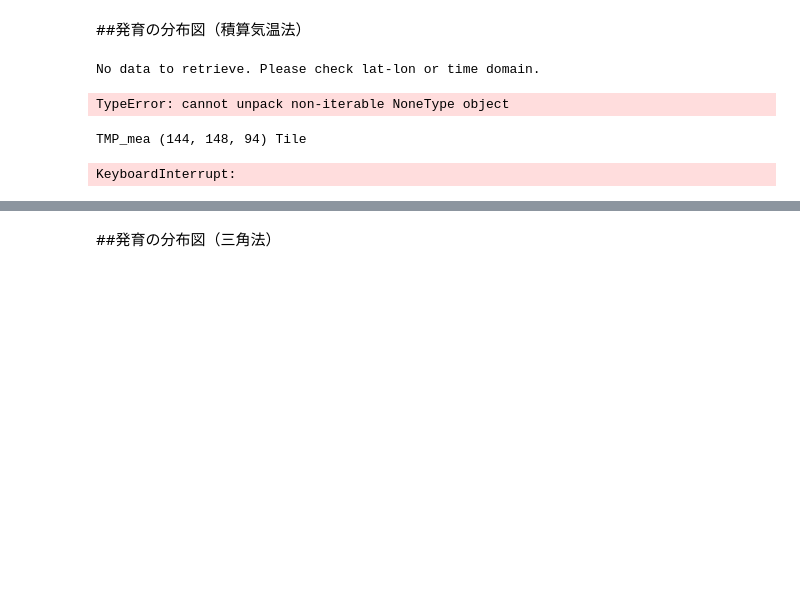
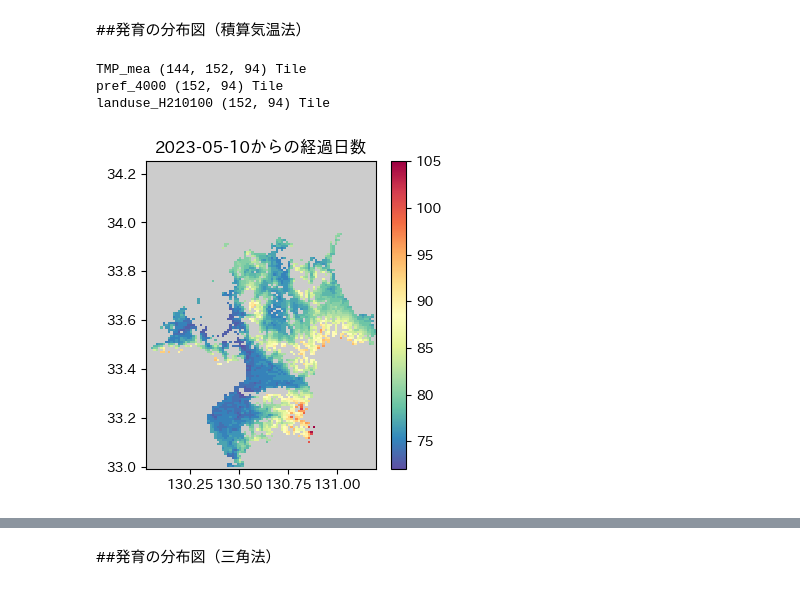
Before and after one commit to 1900690/Agro-Meteorological-Grid-Square-Data, a Jupyter notebook: 1kmメッシュ気象情報.ipynb, the cells around one changed output, grey strips where cells are left out. Drawn from its saved outputs; the diff is of its cells as text; code cells hidden in the pictures; blank space fills up the shorter version.

```diff
--- a/1kmメッシュ気象情報.ipynb
+++ b/1kmメッシュ気象情報.ipynb
@@ -980,6 +980,21 @@ TMP_mea (366, 1, 1) Tile
 ##発育の分布図（積算気温法）
 # %%
 #@title 水稲の出穂日を地図で表示
+def DVR(Ta, Para=[10.0, 1000.0]):
+    '''
+    積算温度型の発育速度関数。
+    引数(必須)：
+      Ta：日平均気温
+    引数(必要に応じ設定)
+      Para:基準温度(「生長ゼロ点」とも、これ以下の場合積算をしない) と 出穂到達積算温度
+    　　　　のリスト。デフォルト値として[10, 1000]が設定されている。
+    戻り値：気温に対する発育速度値
+    '''
+    if Para[0] < Ta:
+        DVR = (Ta-Para[0])/Para[1] #（平均気温ー基準温度）/出穂到達積算温度
+    else:
+        DVR = 0.0
+    return DVR
 #県域記号一覧を作成
 kenlist = [['エリアを指定しない','pref_3700',[24.042, 27.892,140.652, 142.073]],
 ['北海道','pref_0100',[41.350,45.533,139.327,145.998]],
@@ -1058,7 +1073,7 @@ if 県== 'エリアを指定しない':
 #@markdown 過去の期間で指定する
 移植日= '2023-05-10' # @param {type:"date"}
 終わり = '2023-09-30' # @param {type:"date"}
-itsu= [初め, 終わり]
+itsu= [移植日, 終わり]
 
 #@markdown ###基準温度を設定
 基準温度 = 10.0 # @param {type:"number"}
@@ -1066,6 +1081,7 @@ itsu= [初め, 終わり]
 
 
 nani = 'TMP_mea'
+
 # 気象データの取得
 data, tim, lat, lon = amd.GetMetData(nani, itsu, doko)
 
@@ -1078,70 +1094,34 @@ else:
 lu01,lat,lon  = amd.GetGeoData('landuse_H210100', doko)
 pad = np.where(lu01>0.0, 1, np.nan)  # 田が少しでもあれば1,全くなければ無効値の配列
 met = np.where( ~np.isnan(data[0,:,:]), 1, np.nan) # 気象データがあれば１なければ無効値の配列
 val = prf * pad * met
 yy,xx = np.where(val == 1) # 計算対象のインデックス(要素の番号)
 
 # 出穂日数を記録するための配列を新規作成
 hd = val * np.nan  # 手抜きの方法
 
 #温度設定
 para = [基準温度, 積算温度]
 
 for Y, X in zip(yy,xx):
     Ta = data[:,Y,X]  # メッシュ[Y,X]における全期間の気温
     #出穂日計算
     DVS = 0.0 #移植時の発育指数
     for i, Tai in enumerate(Ta):  # iに'日目'、Taiにi日目の気温が順次渡される
         DVS += DVR(Tai,Para=para)   # i日目(が終わった時)におけるDVS
         if DVS > 1.0 : #DVSが1を超えたら
             break
     hd[Y,X] = i
 
 
 amd.mapfig(hd, lat, lon,
         figtitle=移植日+'からの経過日数')
 # 地理院地図上に表示するファイルの作成
 amd.PutGSI_Map(hd, lat, lon,
                label=移植日+'からの経過日数',
                filename=str(f'N{lat[0]:.4f}, E{lon[0]:.4f}')+'_発育予測')
 # %% [output]
-No data to retrieve. Please check lat-lon or time domain.
+TMP_mea (144, 152, 94) Tile
+pref_4000 (152, 94) Tile
+landuse_H210100 (152, 94) Tile
-TypeError: cannot unpack non-iterable NoneType object
+[figure, added]
-# %%
-# 気象データの取得
-nani = 'TMP_mea'
-itsu = ['2023-05-10', '2023-09-30']
-doko = [35.733,36.950, 139.690,140.860]  # 茨城県がすっぽり入る大きさ
-data, tim, lat, lon = amd.GetMetData(nani, itsu, doko)
-
-prf, lat, lon = amd.GetGeoData('pref_0800', doko) # 県域データ
-lu01,lat,lon  = amd.GetGeoData('landuse_H210100', doko)  # 「田」の比率データ
-pad = np.where(lu01>0.0, 1, np.nan)  # 田が少しでもあれば1,全くなければ無効値の配列
-met = np.where( ~np.isnan(data[0,:,:]), 1, np.nan) # 気象データがあれば１なければ無効値の配列
-val = prf * pad * met
-yy,xx = np.where(val == 1) # 計算対象のインデックス(要素の番号)
-
-# 出穂日数を記録するための配列を新規作成
-hd = val * np.nan  # 手抜きの方法
-
-para = [基準温度, 積算温度]#[10.0, 1050.0]  #基準温度は10℃、積算温度1050℃・日
-
-for Y, X in zip(yy,xx):
-    Ta = data[:,Y,X]  # メッシュ[Y,X]における全期間の気温
-    #出穂日計算
-    DVS = 0.0 #移植時の発育指数
-    for i, Tai in enumerate(Ta):  # iに'日目'、Taiにi日目の気温が順次渡される
-        DVS += DVR(Tai,Para=para)   # i日目(が終わった時)におけるDVS
-        if DVS > 1.0 : #DVSが1を超えたら
-            break
-    hd[Y,X] = i
-
-# 描画
-amd.mapfig(hd,lat,lon)
-# 地理院地図上に表示するファイルの作成
-amd.PutGSI_Map(hd, lat, lon,
-               label='Number of days from 2023-05-10',
-               filename="t8c4")
-# %% [output]
-TMP_mea (144, 148, 94) Tile
-KeyboardInterrupt:
```
Also changed, not shown: parts of 1 cell of this notebook.
